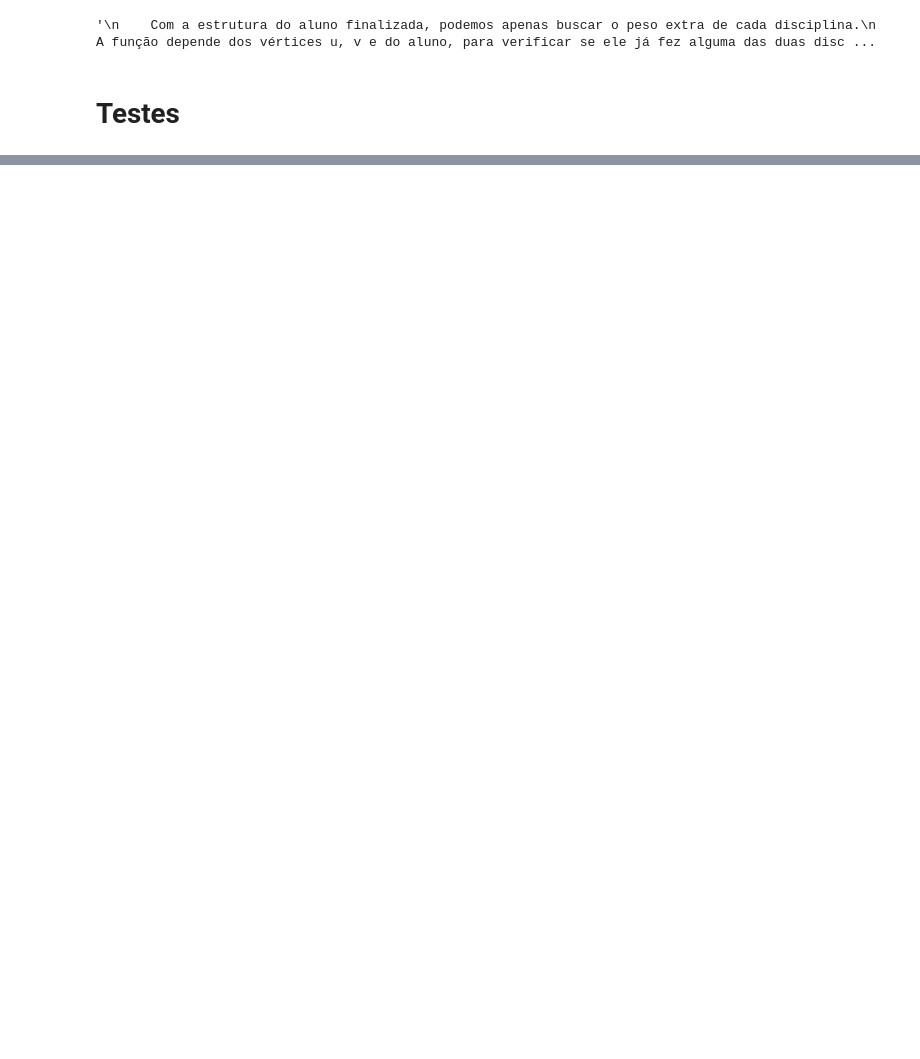
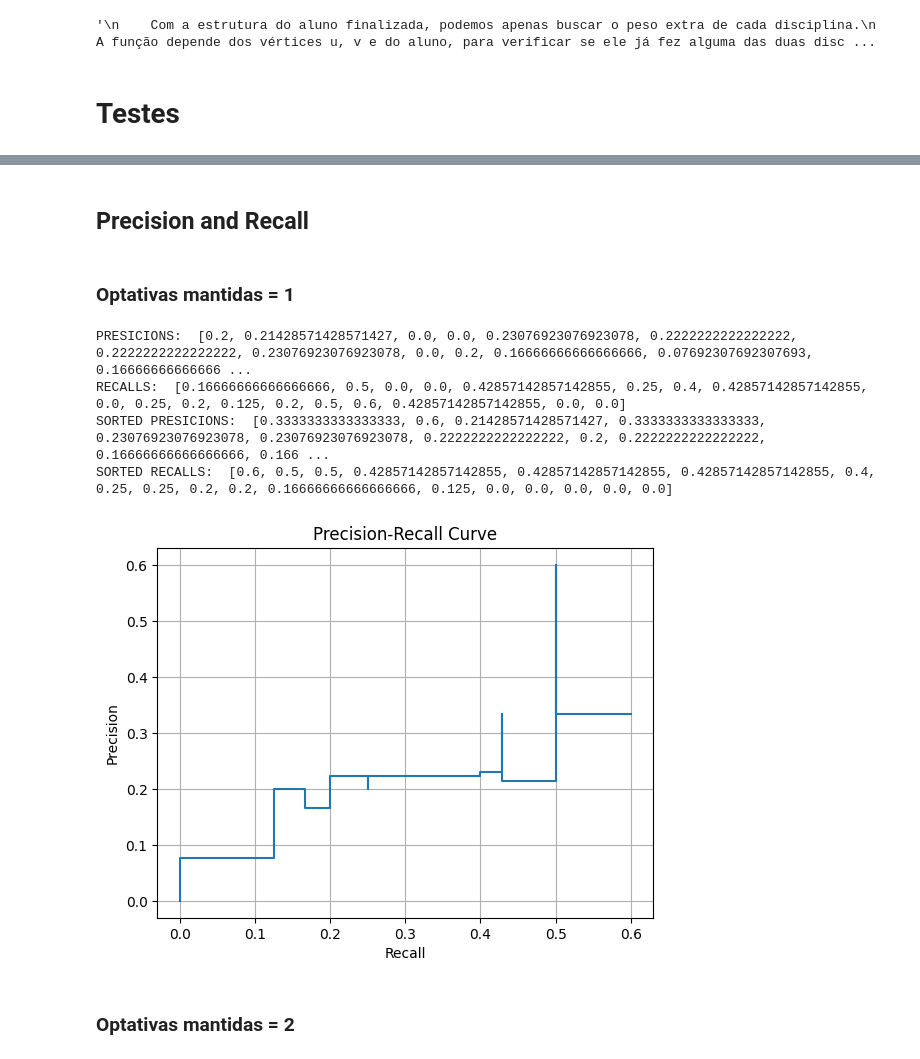
Before and after one commit to cesarvial/TCC_graphs_study, a Jupyter notebook: link_prediction/link_prediction_communities.ipynb, the cells around one changed output, grey strips where cells are left out. Cells and saved outputs as stored; diff of their text form; code cells hidden in the pictures; blank space fills up the shorter version.

Commit message:
Adicionada análise de precision-recall

```diff
--- a/link_prediction/link_prediction_communities.ipynb
+++ b/link_prediction/link_prediction_communities.ipynb
@@ -437,0 +447,50 @@ REC COURSES:
+# %% [markdown]
+## Precision and Recall
+# %% [markdown]
+### Optativas mantidas = 1
+# %%
+precisions = []
+recalls = []
+
+# Para K = 1
+for ra in RAs_formados:
+    full_graph = create_full_student_graph(int(ra))
+    # retira todas menos uma optativa
+    partial_graph = maintain_one_opt_node(full_graph, 1)
+    if partial_graph == []:
+        continue
+    # busca as disciplinas recomendadas
+    rec_courses = get_recommended_courses(partial_graph)
+    #print("REC COURSES:")
+    #print(len(rec_courses))
+    #print(sorted(rec_courses, key=lambda t: t[1], reverse=True))
+    disciplinas = df_844_optativas["CODIGO"].unique()
+    nodes_with_edges = [node for node in full_graph.nodes() if full_graph.degree[node] > 0]
+    opt_nodes_with_edges = [node for node in disciplinas
+                            if node in nodes_with_edges]
+    pr = calc_precision_and_recall(opt_nodes_with_edges, rec_courses)
+    precisions.append(pr[0])
+    recalls.append(pr[1])
+
+print("PRESICIONS: ", precisions)
+print("RECALLS: ", recalls)
+sorted_indices = np.argsort(recalls)[::-1]
+precisions = np.array(precisions)[sorted_indices]
+recalls = np.array(recalls)[sorted_indices]
+print("SORTED PRESICIONS: ", precisions.tolist())
+print("SORTED RECALLS: ", recalls.tolist())
+display = PrecisionRecallDisplay(precision=precisions, recall=recalls)
+display.plot()
+plt.xlabel('Recall')
+plt.ylabel('Precision')
+plt.title('Precision-Recall Curve')
+plt.grid(True)
+plt.show()
+# %% [output]
+PRESICIONS:  [0.2, 0.21428571428571427, 0.0, 0.0, 0.23076923076923078, 0.2222222222222222, 0.2222222222222222, 0.23076923076923078, 0.0, 0.2, 0.16666666666666666, 0.07692307692307693, 0.16666666666666 ...
+RECALLS:  [0.16666666666666666, 0.5, 0.0, 0.0, 0.42857142857142855, 0.25, 0.4, 0.42857142857142855, 0.0, 0.25, 0.2, 0.125, 0.2, 0.5, 0.6, 0.42857142857142855, 0.0, 0.0]
+SORTED PRESICIONS:  [0.3333333333333333, 0.6, 0.21428571428571427, 0.3333333333333333, 0.23076923076923078, 0.23076923076923078, 0.2222222222222222, 0.2, 0.2222222222222222, 0.16666666666666666, 0.166 ...
+SORTED RECALLS:  [0.6, 0.5, 0.5, 0.42857142857142855, 0.42857142857142855, 0.42857142857142855, 0.4, 0.25, 0.25, 0.2, 0.2, 0.16666666666666666, 0.125, 0.0, 0.0, 0.0, 0.0, 0.0]
+[figure, added]
+# %% [markdown]
+### Optativas mantidas = 2
```
Also changed, not shown: parts of 20 cells of this notebook, 4 other files.
